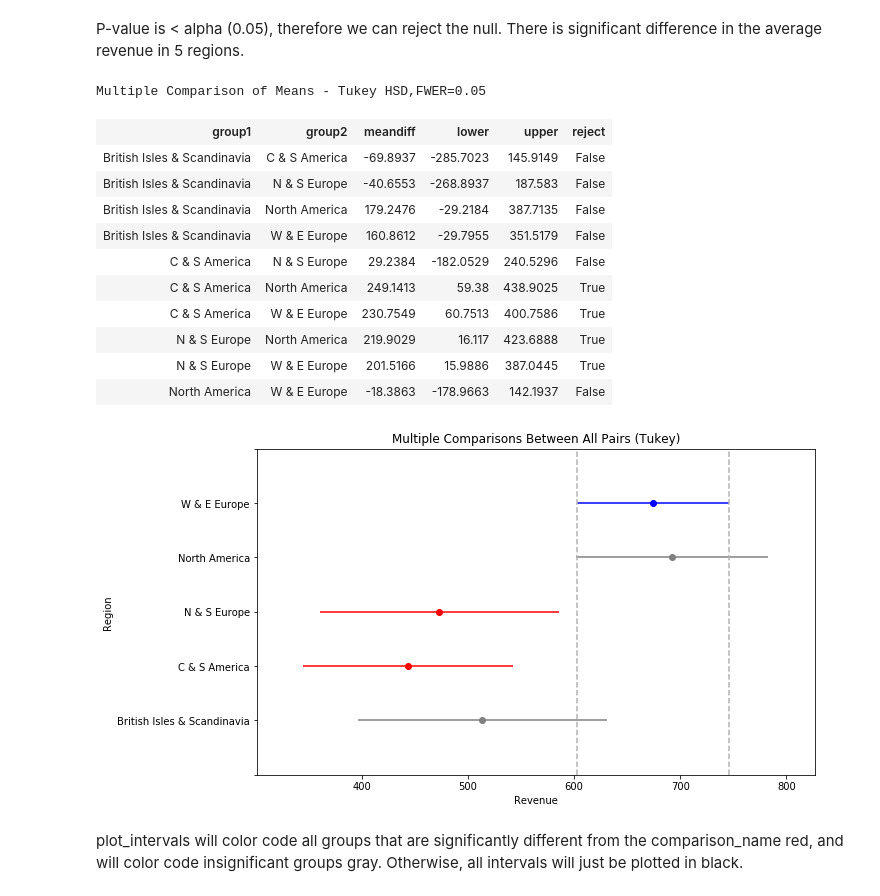
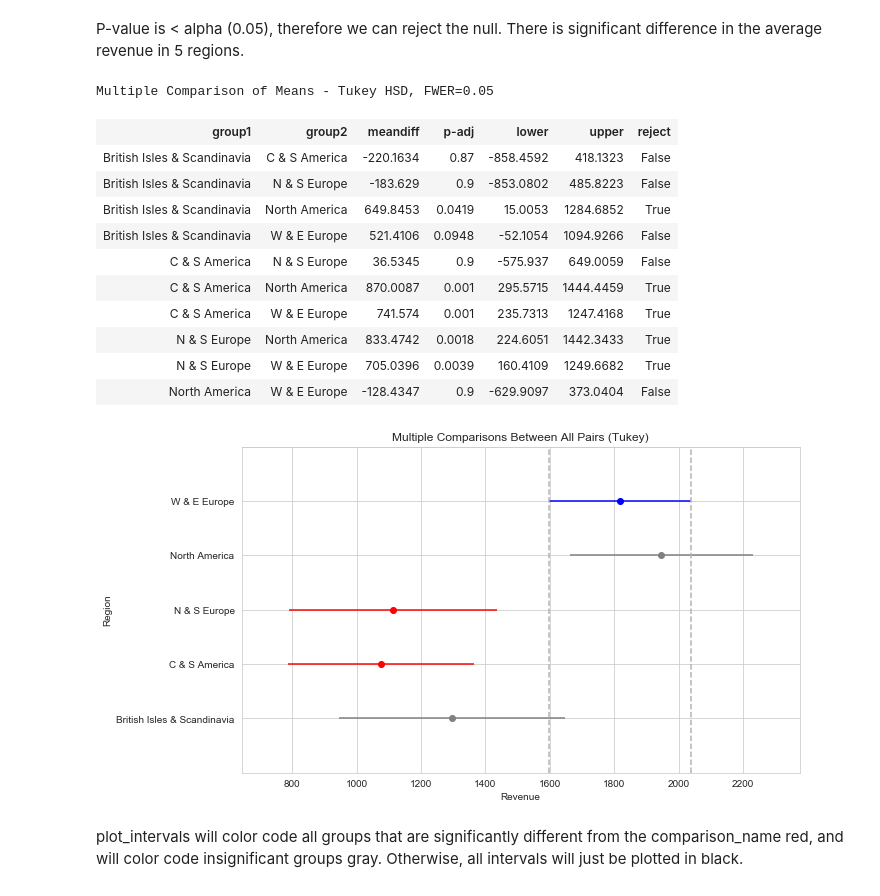
Before and after one commit to bonniema/HypothesisTesting-NorthwindEcommerce, a Jupyter notebook: Mod3 Project_1121_bm.ipynb, the cells around one changed output. Drawn from its saved outputs; the diff is of its cells as text; code cells hidden in the pictures.

```diff
--- a/Mod3 Project_1121_bm.ipynb
+++ b/Mod3 Project_1121_bm.ipynb
@@ -492,11 +502,16 @@ customer.head()
 # %%
 df = df_sql(
 """
-SELECT O.CustomerID, C.Region, D.UnitPrice, D.Quantity, D.Discount  FROM Customer C
+SELECT A.OrderId, A.CustomerId, A.Region, SUM(A.Revenue) as OrderRevenue
+FROM
+
+(SELECT O.Id AS OrderId,O.CustomerID, C.Region, D.UnitPrice, D.Quantity, D.Discount, (D.Quantity * D.UnitPrice * (1-D.Discount)) AS Revenue  FROM Customer C
 JOIN 'Order' O
 ON C.ID = O.CustomerId
 JOIN OrderDetail D
-ON D.OrderId = O.Id
+ON D.OrderId = O.Id) A
+
+GROUP BY A.OrderId
 
        """)
 # %%
@@ -511,2 +525,0 @@ df.head()
-# %%
-df['Revenue']=df['Quantity']*df['UnitPrice']*(1-df['Discount'])
@@ -531,0 +559,21 @@ df.groupby('Region')['Revenue'].agg(['min','max','sum','mean'])
+# %%
+sns.set_style('whitegrid')
+
+fig, axes = plt.subplots(3,1, figsize=(20,18))
+color1=['#009dff', '#00ddff', '#b6dbca','#ebbc71','#eb9271', '#d1eb71', '#b6e312', '#ba0d6f', '#66073d']
+
+df.groupby('Region')['OrderRevenue'].sum().plot(kind='barh', ax = axes[0], color=color1)
+df.groupby('Region')['OrderRevenue'].mean().plot(kind='barh', ax = axes[1], color=color1)
+df.groupby('Region')['OrderRevenue'].median().plot(kind='barh', ax = axes[2], color=color1)
+
+# Subplot 1 Labels:
+axes[0].set_title('Total Order Revenue', fontweight='bold', fontsize=13)
+axes[0].set_xlabel('Revenue ($)', fontweight='semibold')
+
+#Subplot 2 Labels:
+axes[1].set_title('Average Order Revenue', fontweight='bold', fontsize=13)
+axes[1].set_xlabel('Revenue ($)', fontweight='semibold')
+
+#Subplot 2 Labels:
+axes[2].set_title('Median Order Revenue', fontweight='bold', fontsize=13)
+axes[2].set_xlabel('Revenue ($)', fontweight='semibold')
@@ -643,26 +694,26 @@ P-value is < alpha (0.05), therefore we can reject the null. There is significan
 # %%
 #Tukey's HSD post-hoc comparisons
 from statsmodels.stats.multicomp import MultiComparison
 from statsmodels.stats.multicomp import pairwise_tukeyhsd
 
-com = MultiComparison(df['Revenue'], df['NewRegion'])
+com = MultiComparison(df['OrderRevenue'], df['NewRegion'])
 tukey = com.tukeyhsd()
 tukey.plot_simultaneous(comparison_name='W & E Europe', xlabel='Revenue', ylabel='Region')
 tukey.summary()
 # %% [output]
-Multiple Comparison of Means - Tukey HSD,FWER=0.05
+Multiple Comparison of Means - Tukey HSD, FWER=0.05
-| group1 | group2 | meandiff | lower | upper | reject |
-| British Isles & Scandinavia | C & S America | -69.8937 | -285.7023 | 145.9149 | False |
-| British Isles & Scandinavia | N & S Europe | -40.6553 | -268.8937 | 187.583 | False |
-| British Isles & Scandinavia | North America | 179.2476 | -29.2184 | 387.7135 | False |
-| British Isles & Scandinavia | W & E Europe | 160.8612 | -29.7955 | 351.5179 | False |
-| C & S America | N & S Europe | 29.2384 | -182.0529 | 240.5296 | False |
-| C & S America | North America | 249.1413 | 59.38 | 438.9025 | True |
-| C & S America | W & E Europe | 230.7549 | 60.7513 | 400.7586 | True |
-| N & S Europe | North America | 219.9029 | 16.117 | 423.6888 | True |
-| N & S Europe | W & E Europe | 201.5166 | 15.9886 | 387.0445 | True |
-| North America | W & E Europe | -18.3863 | -178.9663 | 142.1937 | False |
+| group1 | group2 | meandiff | p-adj | lower | upper | reject |
+| British Isles & Scandinavia | C & S America | -220.1634 | 0.87 | -858.4592 | 418.1323 | False |
+| British Isles & Scandinavia | N & S Europe | -183.629 | 0.9 | -853.0802 | 485.8223 | False |
+| British Isles & Scandinavia | North America | 649.8453 | 0.0419 | 15.0053 | 1284.6852 | True |
+| British Isles & Scandinavia | W & E Europe | 521.4106 | 0.0948 | -52.1054 | 1094.9266 | False |
+| C & S America | N & S Europe | 36.5345 | 0.9 | -575.937 | 649.0059 | False |
+| C & S America | North America | 870.0087 | 0.001 | 295.5715 | 1444.4459 | True |
+| C & S America | W & E Europe | 741.574 | 0.001 | 235.7313 | 1247.4168 | True |
+| N & S Europe | North America | 833.4742 | 0.0018 | 224.6051 | 1442.3433 | True |
+| N & S Europe | W & E Europe | 705.0396 | 0.0039 | 160.4109 | 1249.6682 | True |
+| North America | W & E Europe | -128.4347 | 0.9 | -629.9097 | 373.0404 | False |
-[figure, old version]
+[figure, new version]
 # %% [markdown]
 plot_intervals will color code all groups that are significantly different from the comparison_name red, and will color code insignificant groups gray. Otherwise, all intervals will just be plotted in black.
 # %% [markdown]
```
Also changed, not shown: parts of 29 cells of this notebook, 1 other file.
